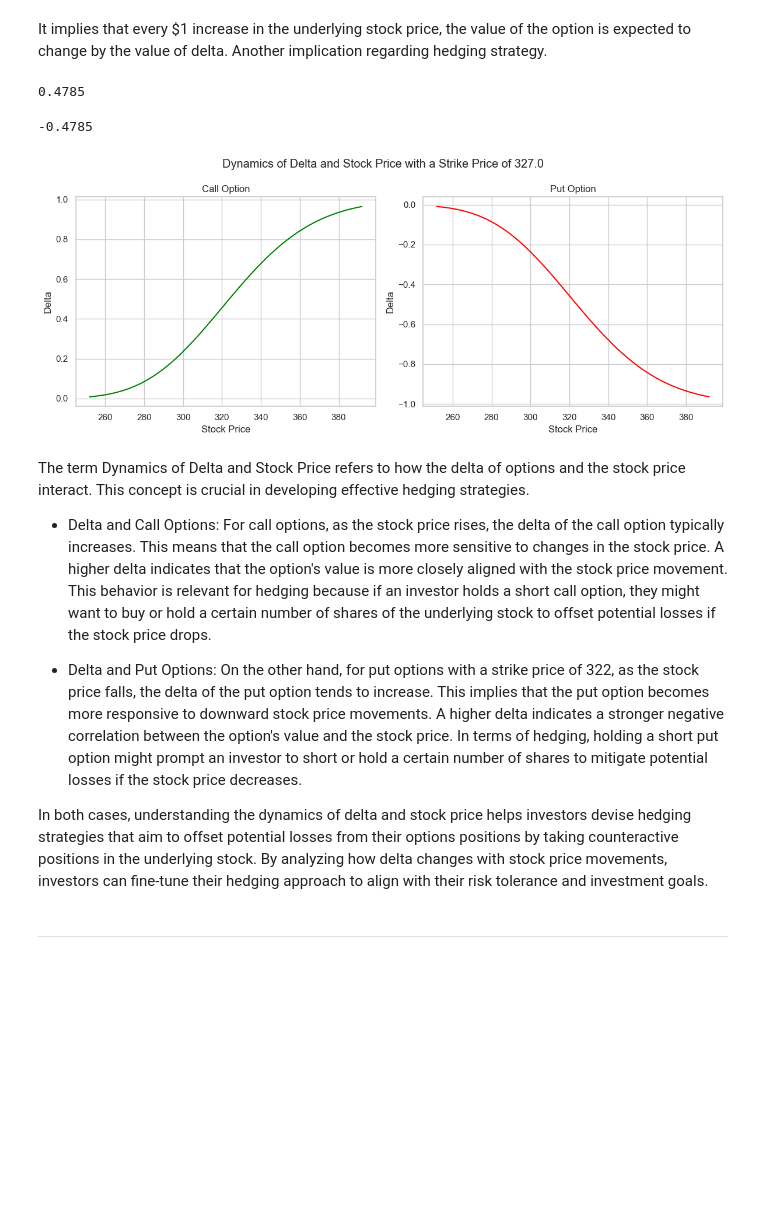
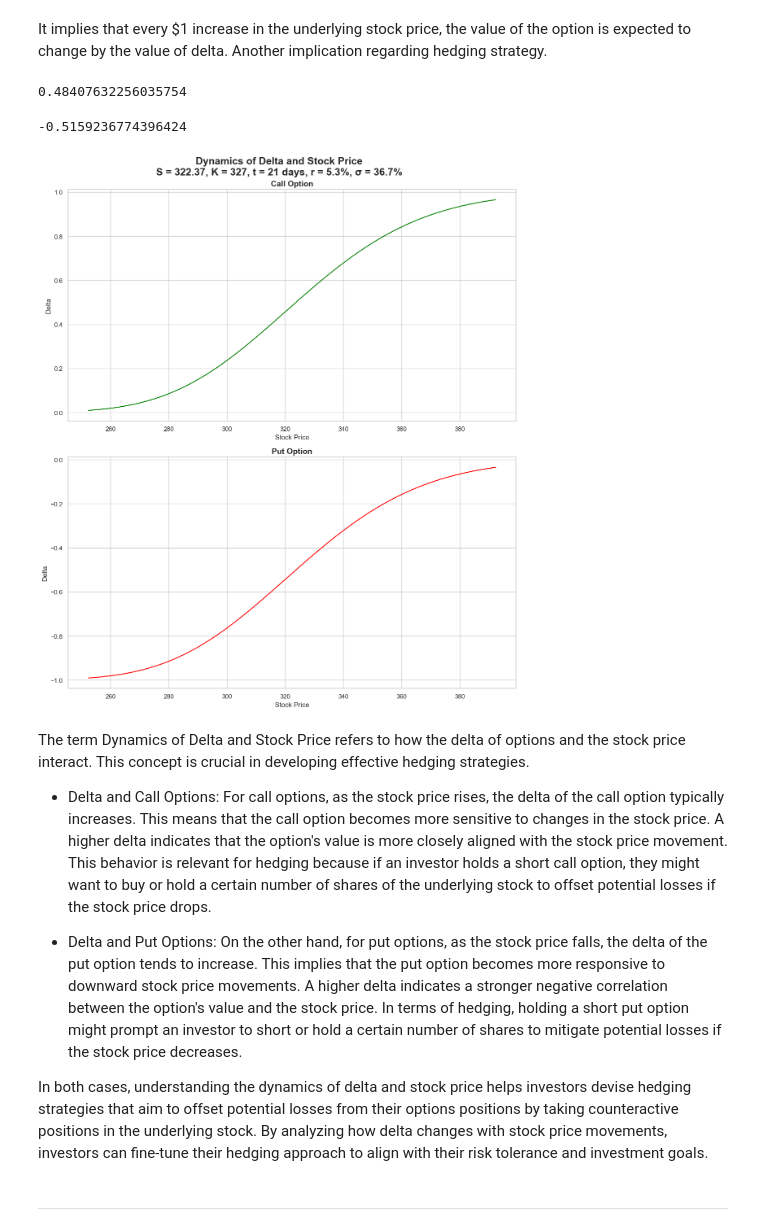
Before and after one commit to acrizkyakbar/3.-Black-and-Scholes-Option-Pricing-Model, a Jupyter notebook: BlackScholesAndOptionGreeks - Final.ipynb, the cells around one changed output. Cells and saved outputs as stored; diff of their text form; code cells hidden in the pictures; blank space fills up the shorter version.

```diff
--- a/BlackScholesAndOptionGreeks - Final.ipynb
+++ b/BlackScholesAndOptionGreeks - Final.ipynb
@@ -245,8 +245,6 @@ r
 # %% [markdown]
 ## **Black-Scholes Option Pricing Formula**
 # %%
-from scipy.stats import norm
-
 def bs(S, K, t, r, sigma, option_type = 'c'):
     '''
     Calculate Option Price and Greeks with Black-Scholes Formula
@@ -276,8 +274,7 @@ def bs(S, K, t, r, sigma, option_type = 'c'):
             raise ValueError("Invalid option type. Use 'c' for call and 'p' for put.")
 
     # Option Greeks
-
-        delta = norm_d1 if option_type == 'c' else norm_minus_d1 - 1
+        delta = norm_d1 if option_type == 'c' else -norm_minus_d1
         theta = ((-S * norm.pdf(d1) * sigma / (2 * np.sqrt(T)) - r * K * np.exp(-r * T) * norm_d2)) / 252 if option_type == 'c' else \
                 ((-S * norm.pdf(d1) * sigma / (2 * np.sqrt(T)) + r * K * np.exp(-r * T) * norm_minus_d2)) / 252
         gamma = norm.pdf(d1) / (S * sigma * np.sqrt(T))
@@ -289,7 +286,13 @@ def bs(S, K, t, r, sigma, option_type = 'c'):
         print('Invalid Input, Check the Parameters')
         return None
 
-    return option_price.round(4), delta.round(4), theta.round(4), gamma.round(4), vega.round(4), rho.round(4)
+    return option_price.round(4), delta, theta.round(4), gamma.round(4), vega.round(4), rho.round(4)
+# %%
+S = 322.37
+K = 322 + 5
+t = 21
+r = 0.05302
+sigma = 0.3670
 # %% [markdown]
 - Option Price and Option Greeks for European Call Option:
 # %%
@@ -548,38 +596,41 @@ It implies that every $1 increase in the underlying stock price, the value of th
 # Call Delta
 c_delta
 # %% [output]
-0.4785
+0.48407632256035754
 # %%
 # Put Delta
 p_delta
 # %% [output]
--0.4785
+-0.5159236774396424
 # %%
-plt.figure(figsize = (12, 5))
+plt.figure(figsize = (12, 14))
 
 # Call Option
-plt.subplot(1,2,1)
+plt.subplot(2,1,1)
 pnl_call = sns.lineplot(data = call_graph, x = 'stock_price', y = 'call_delta', color = 'green')
 
 # Title
-plt.title('Call Option')
+plt.title('Call Option', size = 14, fontweight = 'bold')
 plt.xlabel('Stock Price')
 plt.ylabel('Delta')
 
 # Put Option
-plt.subplot(1,2,2)
+plt.subplot(2,1,2)
 pnl_call = sns.lineplot(data = put_graph, x = 'stock_price', y = 'put_delta', color = 'red')
 
 # Title
-plt.title('Put Option')
+plt.title('Put Option', size = 14, fontweight = 'bold')
 plt.xlabel('Stock Price')
 plt.ylabel('Delta')
 
-plt.suptitle(f'Dynamics of Delta and Stock Price with a Strike Price of {K}')
+# Add the super title with two lines
+suptitle_line1 = 'Dynamics of Delta and Stock Price'
+suptitle_line2 = f'S = {S}, K = {K}, t = {t} days, r = {np.round(r * 100, 2)}%, σ = {np.round(sigma * 100, 2)}%'
+plt.suptitle(f'{suptitle_line1}\n{suptitle_line2}', size=18, fontweight='bold')
 plt.tight_layout()
 plt.show()
 # %% [output]
-[figure, old version]
+[figure, new version]
 # %% [markdown]
 The term Dynamics of Delta and Stock Price refers to how the delta of options and the stock price interact. This concept is crucial in developing effective hedging strategies.
 
@@ -587,7 +638,7 @@ The term Dynamics of Delta and Stock Price refers to how the delta of options an
     For call options, as the stock price rises, the delta of the call option typically increases. This means that the call option becomes more sensitive to changes in the stock price. A higher delta indicates that the option's value is more closely aligned with the stock price movement. This behavior is relevant for hedging because if an investor holds a short call option, they might want to buy or hold a certain number of shares of the underlying stock to offset potential losses if the stock price drops.
 
 - Delta and Put Options:
-    On the other hand, for put options with a strike price of 322, as the stock price falls, the delta of the put option tends to increase. This implies that the put option becomes more responsive to downward stock price movements. A higher delta indicates a stronger negative correlation between the option's value and the stock price. In terms of hedging, holding a short put option might prompt an investor to short or hold a certain number of shares to mitigate potential losses if the stock price decreases.
+    On the other hand, for put options, as the stock price falls, the delta of the put option tends to increase. This implies that the put option becomes more responsive to downward stock price movements. A higher delta indicates a stronger negative correlation between the option's value and the stock price. In terms of hedging, holding a short put option might prompt an investor to short or hold a certain number of shares to mitigate potential losses if the stock price decreases.
 
 In both cases, understanding the dynamics of delta and stock price helps investors devise hedging strategies that aim to offset potential losses from their options positions by taking counteractive positions in the underlying stock. By analyzing how delta changes with stock price movements, investors can fine-tune their hedging approach to align with their risk tolerance and investment goals.
 # %% [markdown]
```
Also changed, not shown: parts of 56 cells of this notebook.
